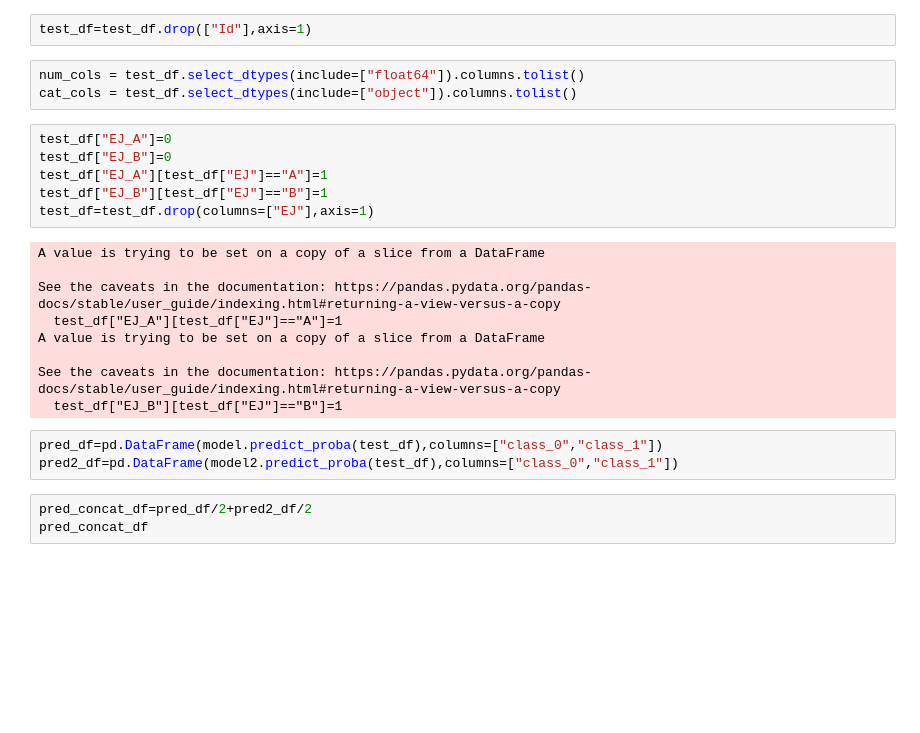
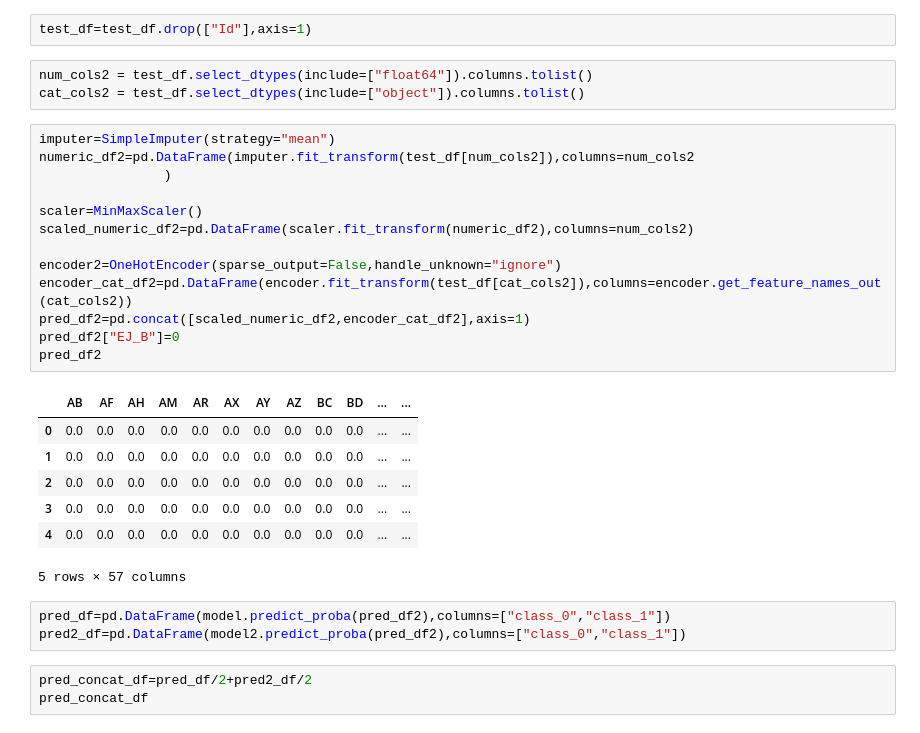
Before and after one commit to mrmmm0128/cash-register, a Jupyter notebook: icr-eda-baseline-from-ryohei.ipynb, the cells around one changed output. Drawn from its saved outputs; the diff is of its cells as text; blank space fills up the shorter version.

```diff
--- a/icr-eda-baseline-from-ryohei.ipynb
+++ b/icr-eda-baseline-from-ryohei.ipynb
@@ -380,26 +383,32 @@ plt.show()
 # %%
 test_df=test_df.drop(["Id"],axis=1)
 # %%
-num_cols = test_df.select_dtypes(include=["float64"]).columns.tolist()
-cat_cols = test_df.select_dtypes(include=["object"]).columns.tolist()
+num_cols2 = test_df.select_dtypes(include=["float64"]).columns.tolist()
+cat_cols2 = test_df.select_dtypes(include=["object"]).columns.tolist()
-# %%
-test_df["EJ_A"]=0
-test_df["EJ_B"]=0
-test_df["EJ_A"][test_df["EJ"]=="A"]=1
-test_df["EJ_B"][test_df["EJ"]=="B"]=1
-test_df=test_df.drop(columns=["EJ"],axis=1)
-# %% [output]
-A value is trying to be set on a copy of a slice from a DataFrame
-
-See the caveats in the documentation: https://pandas.pydata.org/pandas-docs/stable/user_guide/indexing.html#returning-a-view-versus-a-copy
-  test_df["EJ_A"][test_df["EJ"]=="A"]=1
-A value is trying to be set on a copy of a slice from a DataFrame
-
-See the caveats in the documentation: https://pandas.pydata.org/pandas-docs/stable/user_guide/indexing.html#returning-a-view-versus-a-copy
-  test_df["EJ_B"][test_df["EJ"]=="B"]=1
+# %%
+imputer=SimpleImputer(strategy="mean")
+numeric_df2=pd.DataFrame(imputer.fit_transform(test_df[num_cols2]),columns=num_cols2
+                )
+
+scaler=MinMaxScaler()
+scaled_numeric_df2=pd.DataFrame(scaler.fit_transform(numeric_df2),columns=num_cols2)
+
+encoder2=OneHotEncoder(sparse_output=False,handle_unknown="ignore")
+encoder_cat_df2=pd.DataFrame(encoder.fit_transform(test_df[cat_cols2]),columns=encoder.get_feature_names_out(cat_cols2))
+pred_df2=pd.concat([scaled_numeric_df2,encoder_cat_df2],axis=1)
+pred_df2["EJ_B"]=0
+pred_df2
+# %% [output]
+|  | AB | AF | AH | AM | AR | AX | AY | AZ | BC | BD | ... | ... |
+| 0 | 0.0 | 0.0 | 0.0 | 0.0 | 0.0 | 0.0 | 0.0 | 0.0 | 0.0 | 0.0 | ... | ... |
+| 1 | 0.0 | 0.0 | 0.0 | 0.0 | 0.0 | 0.0 | 0.0 | 0.0 | 0.0 | 0.0 | ... | ... |
+| 2 | 0.0 | 0.0 | 0.0 | 0.0 | 0.0 | 0.0 | 0.0 | 0.0 | 0.0 | 0.0 | ... | ... |
+| 3 | 0.0 | 0.0 | 0.0 | 0.0 | 0.0 | 0.0 | 0.0 | 0.0 | 0.0 | 0.0 | ... | ... |
+| 4 | 0.0 | 0.0 | 0.0 | 0.0 | 0.0 | 0.0 | 0.0 | 0.0 | 0.0 | 0.0 | ... | ... |
+5 rows × 57 columns
 # %%
-pred_df=pd.DataFrame(model.predict_proba(test_df),columns=["class_0","class_1"])
-pred2_df=pd.DataFrame(model2.predict_proba(test_df),columns=["class_0","class_1"])
+pred_df=pd.DataFrame(model.predict_proba(pred_df2),columns=["class_0","class_1"])
+pred2_df=pd.DataFrame(model2.predict_proba(pred_df2),columns=["class_0","class_1"])
 # %%
 pred_concat_df=pred_df/2+pred2_df/2
 pred_concat_df
```
Also changed, not shown: parts of 5 cells of this notebook.
